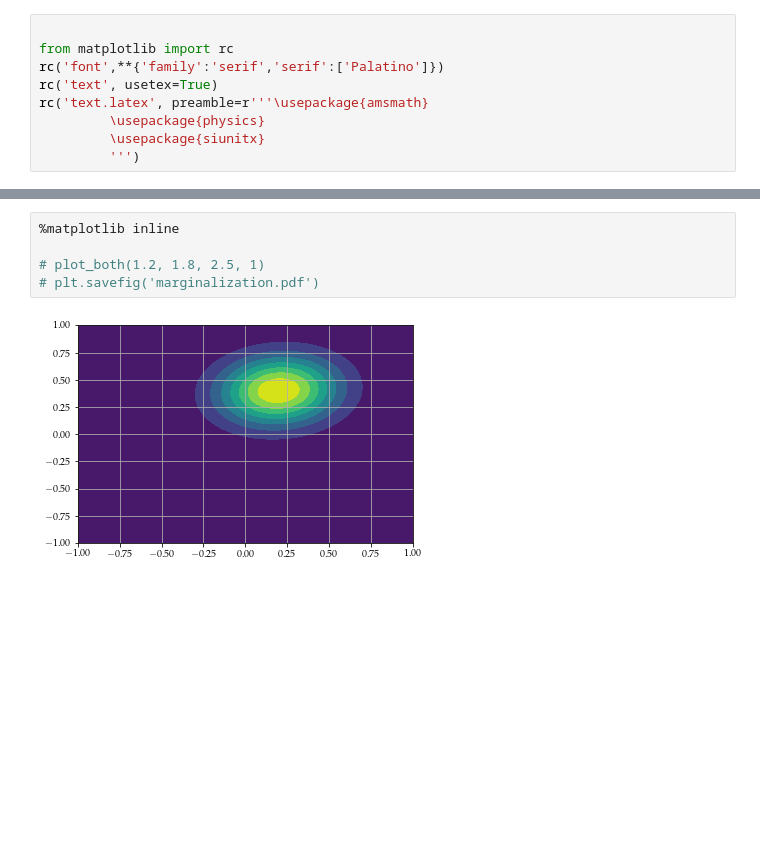
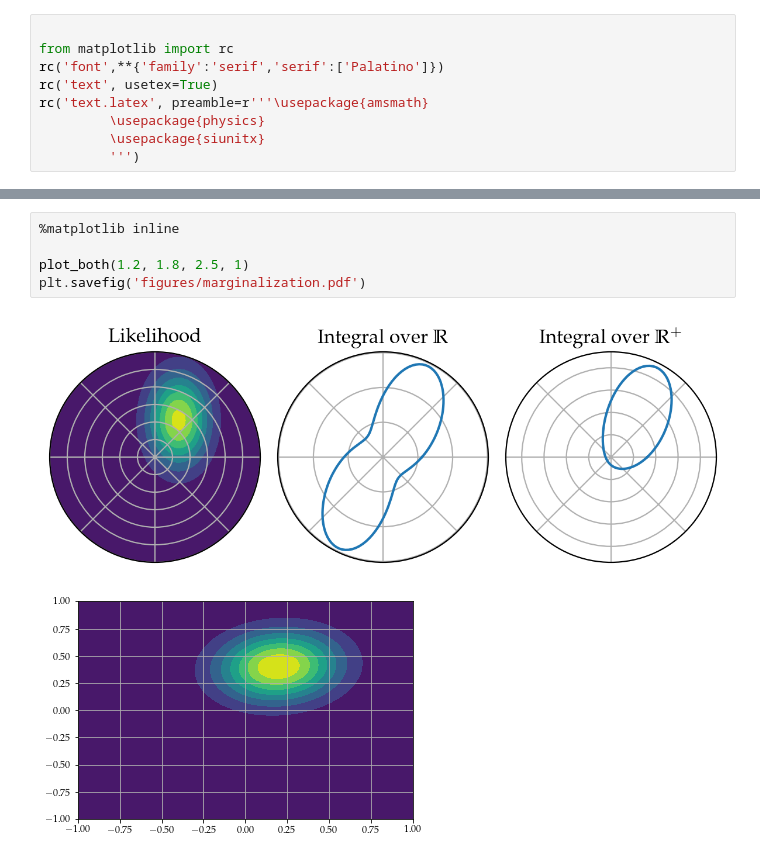
Before and after one commit to jacopok/notes, a Jupyter notebook: ap_third_semester/astrostat_homework/circular_marginalization.ipynb, the cells around one changed output, grey strips where cells are left out. Saved outputs shown, nothing was run; the diff lists cells and outputs as text; blank space fills up the shorter version.

```diff
--- a/ap_third_semester/astrostat_homework/circular_marginalization.ipynb
+++ b/ap_third_semester/astrostat_homework/circular_marginalization.ipynb
@@ -83,8 +76,10 @@ plt.legend()
 # %%
 %matplotlib inline
 
-# plot_both(1.2, 1.8, 2.5, 1)
-# plt.savefig('marginalization.pdf')
+plot_both(1.2, 1.8, 2.5, 1)
+plt.savefig('figures/marginalization.pdf')
+# %% [output]
+[figure, added]
 # %%
 # %% [output]
 [figure]
```
Also changed, not shown: parts of 4 cells of this notebook, 9 other files.
